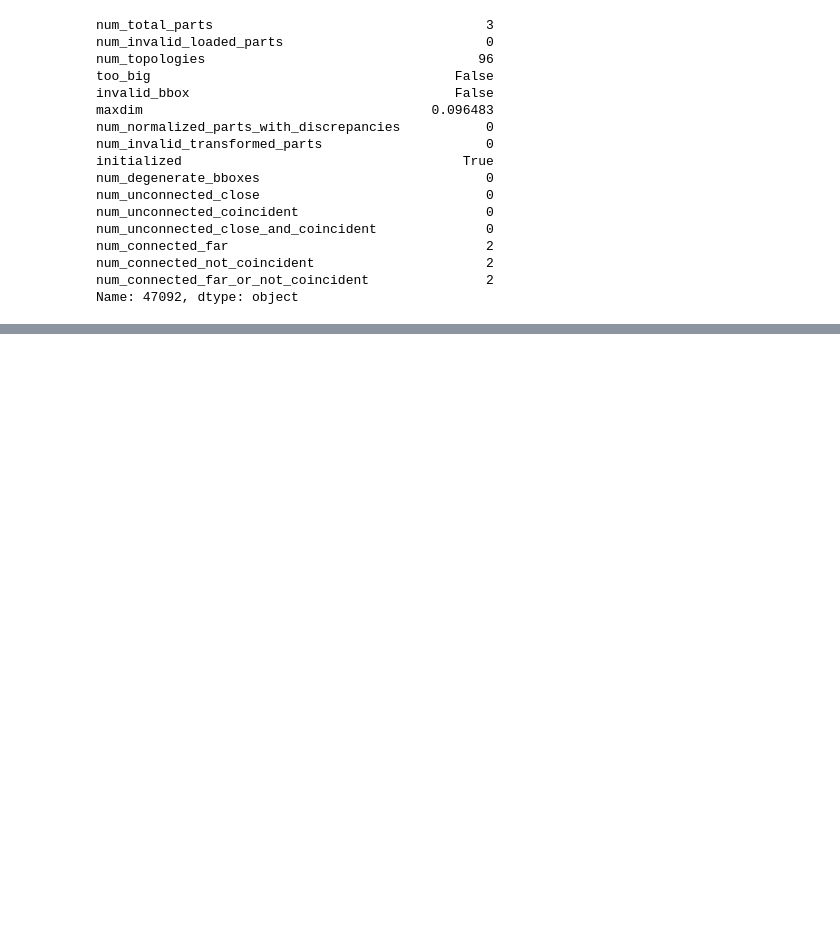
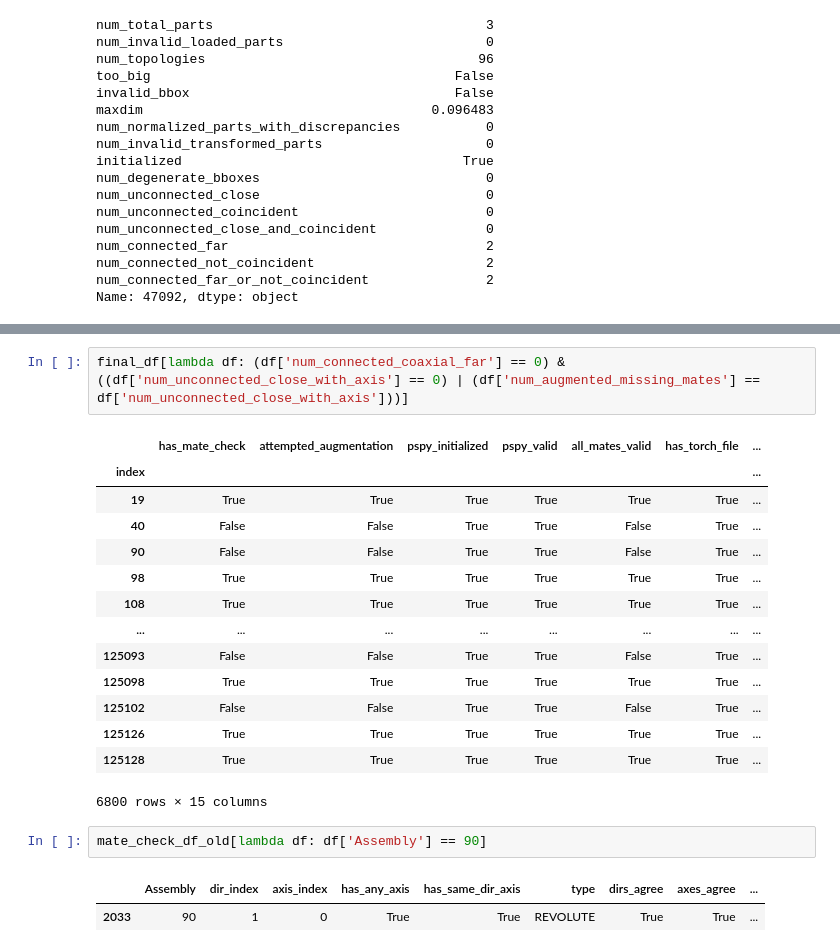
Before and after one commit to ShnitzelKiller/Mechanical, a Jupyter notebook: pspy_testing.ipynb, the cells around one changed output, grey strips where cells are left out. Drawn from its saved outputs; the diff is of its cells as text; blank space fills up the shorter version.

```diff
--- a/pspy_testing.ipynb
+++ b/pspy_testing.ipynb
@@ -547,0 +567,22 @@ Name: 47092, dtype: object
+# %%
+final_df[lambda df: (df['num_connected_coaxial_far'] == 0) & ((df['num_unconnected_close_with_axis'] == 0) | (df['num_augmented_missing_mates'] == df['num_unconnected_close_with_axis']))]
+# %% [output]
+|  | has_mate_check | attempted_augmentation | pspy_initialized | pspy_valid | all_mates_valid | has_torch_file | ... |
+| index |  |  |  |  |  |  | ... |
+| 19 | True | True | True | True | True | True | ... |
+| 40 | False | False | True | True | False | True | ... |
+| 90 | False | False | True | True | False | True | ... |
+| 98 | True | True | True | True | True | True | ... |
+| 108 | True | True | True | True | True | True | ... |
+| ... | ... | ... | ... | ... | ... | ... | ... |
+| 125093 | False | False | True | True | False | True | ... |
+| 125098 | True | True | True | True | True | True | ... |
+| 125102 | False | False | True | True | False | True | ... |
+| 125126 | True | True | True | True | True | True | ... |
+| 125128 | True | True | True | True | True | True | ... |
+6800 rows × 15 columns
+# %%
+mate_check_df_old[lambda df: df['Assembly'] == 90]
+# %% [output]
+|  | Assembly | dir_index | axis_index | has_any_axis | has_same_dir_axis | type | dirs_agree | axes_agree | ... |
+| 2033 | 90 | 1 | 0 | True | True | REVOLUTE | True | True | ... |
```
Also changed, not shown: parts of 2 cells of this notebook, 6 other files.
